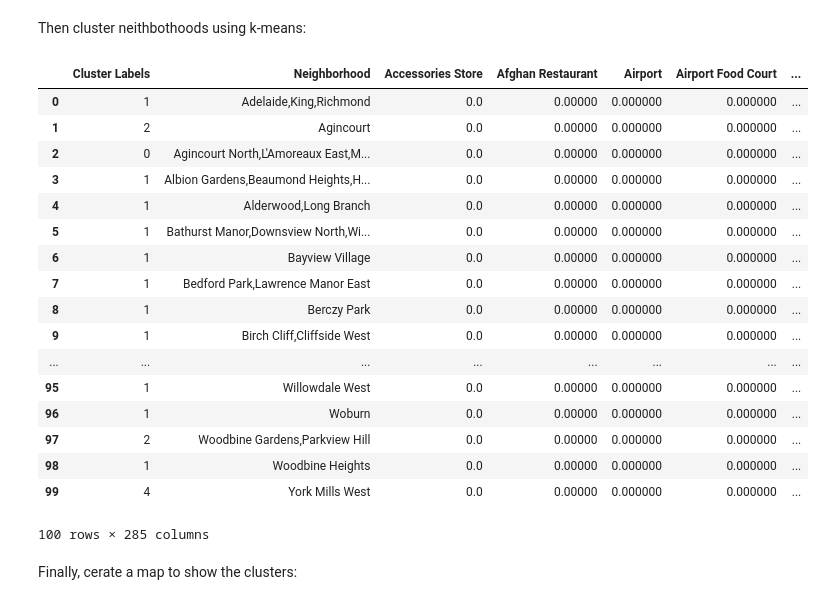
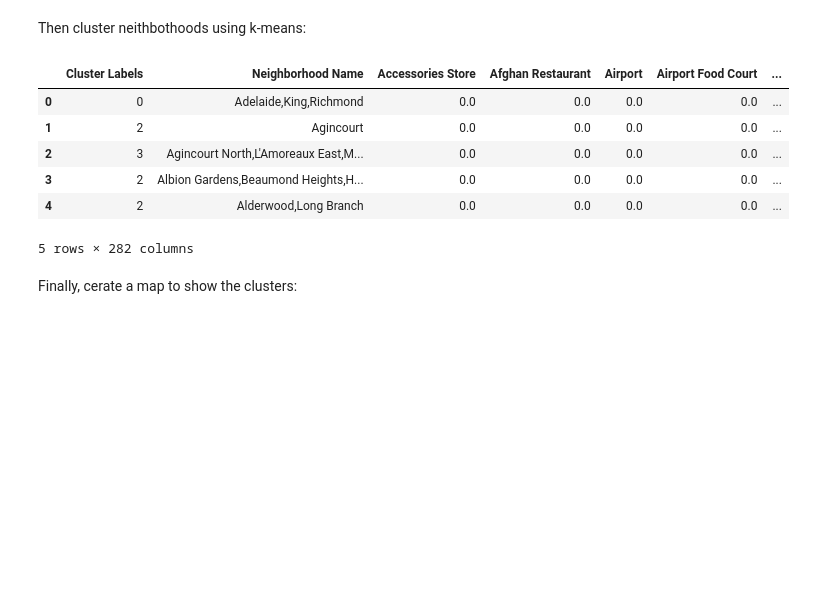
Before and after one commit to mattcyz3/Coursera_Capstone, a Jupyter notebook: Capstone_Week3_Part3.ipynb, the cells around one changed output. Drawn from its saved outputs; the diff is of its cells as text; code cells hidden in the pictures; blank space fills up the shorter version.

```diff
--- a/Capstone_Week3_Part3.ipynb
+++ b/Capstone_Week3_Part3.ipynb
@@ -125,7 +126,7 @@ def getNearbyVenues(names, latitudes, longitudes, radius=500):
 # %%
 # Get venues within 500 radius of Toronto neighborhoods. Drop venue ID column for now.
 
-toronto_venues = getNearbyVenues(names = df_final['Neighborhood'],\
+toronto_venues = getNearbyVenues(names = df_final['Neighborhood Name'],\
                                  latitudes = df_final['Latitude'],
                                  longitudes = df_final['Longitude']).drop(columns = ['Venue ID'])
 # %% [output]
@@ -150,48 +162,38 @@ Northwest
 Then for the same neighborhood, get dummies for each venue category
 # %%
 # Get dummies for each venue category:
-toronto_dummy = pd.get_dummies(toronto_venues[['Venue Category']], prefix = "", prefix_sep= "")\
-                  .drop(columns = 'Neighborhood')
+toronto_dummy = pd.get_dummies(toronto_venues[['Venue Category']], prefix = '', prefix_sep = '')
 
 # Add neighborhood name and move to first column:
-toronto_dummy.insert(0,'Neighborhood', toronto_venues['Neighborhood'])
+toronto_dummy.insert(0,'Neighborhood Name', toronto_venues['Neighborhood Name'])
 # %% [markdown]
 Then for each neighborhood, find the average number of venues:
 # %%
 # Group venues for same neighborhoods and return the mean:
-toronto_mean = toronto_dummy.groupby('Neighborhood').mean().reset_index()
+toronto_mean = toronto_dummy.groupby('Neighborhood Name').mean().reset_index()
 # %% [markdown]
 Then cluster neithbothoods using k-means:
 # %%
 # run k-means clustering with k = 5:
 from sklearn.cluster import KMeans
-toronto_mean_clustering = toronto_mean.drop(columns = ['Neighborhood'])
+toronto_mean_clustering = toronto_mean.drop(columns = ['Neighborhood Name'])
 kmeans = KMeans(n_clusters = 5, random_state=0).fit(toronto_mean_clustering)
 
 # Add neighborhood and latitude, longtitude information
 toronto_mean.insert(0, 'Cluster Labels', kmeans.labels_)
-toronto_cluster = toronto_mean.merge(df_final, how = 'left', on = ['Neighborhood'])
+toronto_cluster = toronto_mean.merge(df_final, how = 'left', on = ['Neighborhood Name'])
-# %%
-toronto_cluster
-# %% [output]
-|  | Cluster Labels | Neighborhood | Accessories Store | Afghan Restaurant | Airport | Airport Food Court | ... |
-| 0 | 1 | Adelaide,King,Richmond | 0.0 | 0.00000 | 0.000000 | 0.000000 | ... |
-| 1 | 2 | Agincourt | 0.0 | 0.00000 | 0.000000 | 0.000000 | ... |
-| 2 | 0 | Agincourt North,L'Amoreaux East,M... | 0.0 | 0.00000 | 0.000000 | 0.000000 | ... |
-| 3 | 1 | Albion Gardens,Beaumond Heights,H... | 0.0 | 0.00000 | 0.000000 | 0.000000 | ... |
-| 4 | 1 | Alderwood,Long Branch | 0.0 | 0.00000 | 0.000000 | 0.000000 | ... |
-| 5 | 1 | Bathurst Manor,Downsview North,Wi... | 0.0 | 0.00000 | 0.000000 | 0.000000 | ... |
-| 6 | 1 | Bayview Village | 0.0 | 0.00000 | 0.000000 | 0.000000 | ... |
-| 7 | 1 | Bedford Park,Lawrence Manor East | 0.0 | 0.00000 | 0.000000 | 0.000000 | ... |
-| 8 | 1 | Berczy Park | 0.0 | 0.00000 | 0.000000 | 0.000000 | ... |
-| 9 | 1 | Birch Cliff,Cliffside West | 0.0 | 0.00000 | 0.000000 | 0.000000 | ... |
-| ... | ... | ... | ... | ... | ... | ... | ... |
-| 95 | 1 | Willowdale West | 0.0 | 0.00000 | 0.000000 | 0.000000 | ... |
-| 96 | 1 | Woburn | 0.0 | 0.00000 | 0.000000 | 0.000000 | ... |
-| 97 | 2 | Woodbine Gardens,Parkview Hill | 0.0 | 0.00000 | 0.000000 | 0.000000 | ... |
-| 98 | 1 | Woodbine Heights | 0.0 | 0.00000 | 0.000000 | 0.000000 | ... |
-| 99 | 4 | York Mills West | 0.0 | 0.00000 | 0.000000 | 0.000000 | ... |
-100 rows × 285 columns
+# %%
+# First 5 records of clustereed neithborhoods:
+
+toronto_cluster.head()
+# %% [output]
+|  | Cluster Labels | Neighborhood Name | Accessories Store | Afghan Restaurant | Airport | Airport Food Court | ... |
+| 0 | 0 | Adelaide,King,Richmond | 0.0 | 0.0 | 0.0 | 0.0 | ... |
+| 1 | 2 | Agincourt | 0.0 | 0.0 | 0.0 | 0.0 | ... |
+| 2 | 3 | Agincourt North,L'Amoreaux East,M... | 0.0 | 0.0 | 0.0 | 0.0 | ... |
+| 3 | 2 | Albion Gardens,Beaumond Heights,H... | 0.0 | 0.0 | 0.0 | 0.0 | ... |
+| 4 | 2 | Alderwood,Long Branch | 0.0 | 0.0 | 0.0 | 0.0 | ... |
+5 rows × 282 columns
 # %% [markdown]
 Finally, cerate a map to show the clusters:
 # %%
```
Also changed, not shown: parts of 5 cells of this notebook.
